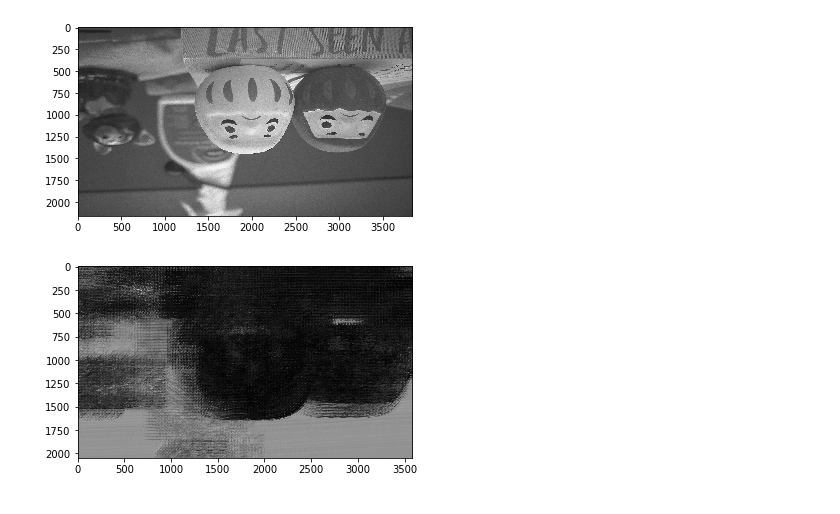
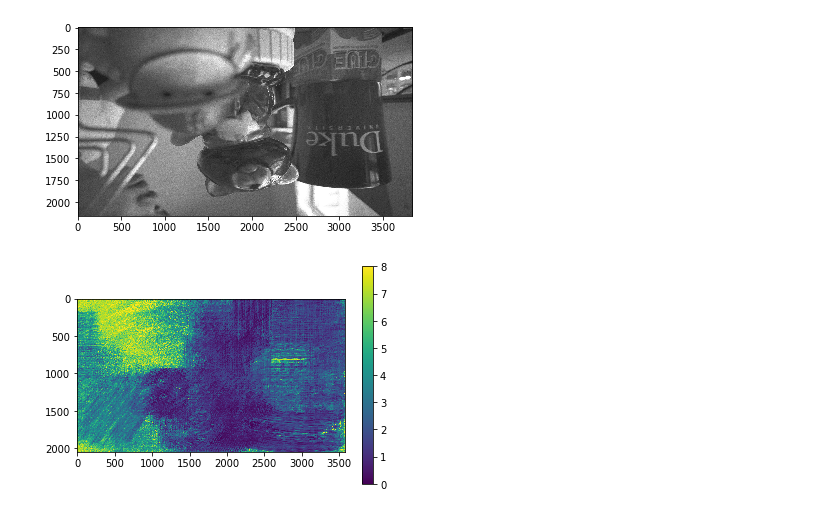
Before and after one commit to cianhwang/autofocus-stacking, a Jupyter notebook: gaf_func.ipynb, the cells around one changed output. Saved outputs shown, nothing was run; the diff lists cells and outputs as text; code cells hidden in the pictures.

```diff
--- a/gaf_func.ipynb
+++ b/gaf_func.ipynb
@@ -76,25 +76,25 @@ def gaf_func(img):
             k += 1
 
     n_img[n_img < 0] = 0
+    n_img = np.clip(n_img, 0, 8)
     return n_img
 # %%
 if __name__=='__main__':
     model = torch.load('autofocus.pth')
     model.eval()
 
-    image_name = '79854_s1000_02'
-
-    img = cv2.imread('static_fs/{}.jpg'.format(image_name))
+    img = cv2.imread('/home/qian/Desktop/600.jpg')
     gray_img = cv2.cvtColor(img, cv2.COLOR_RGB2GRAY)/255.0
     plt.imshow(gray_img, cmap='gray')
     plt.show()
     gaf = gaf_func(gray_img)
 
 
-    np.save('static_fs/{}.npy'.format(image_name), gaf)
+#     np.save('static_fs/{}.npy'.format(image_name), gaf)
 
-    plt.imshow(gaf, cmap='gray')
+    plt.imshow(gaf)
+    plt.colorbar()
     plt.show()
 # %% [output]
-[figure, old version]
+[figure, new version]
-[figure, old version]
+[figure, new version]
```
Also changed, not shown: parts of 3 cells of this notebook, 4 other files.
